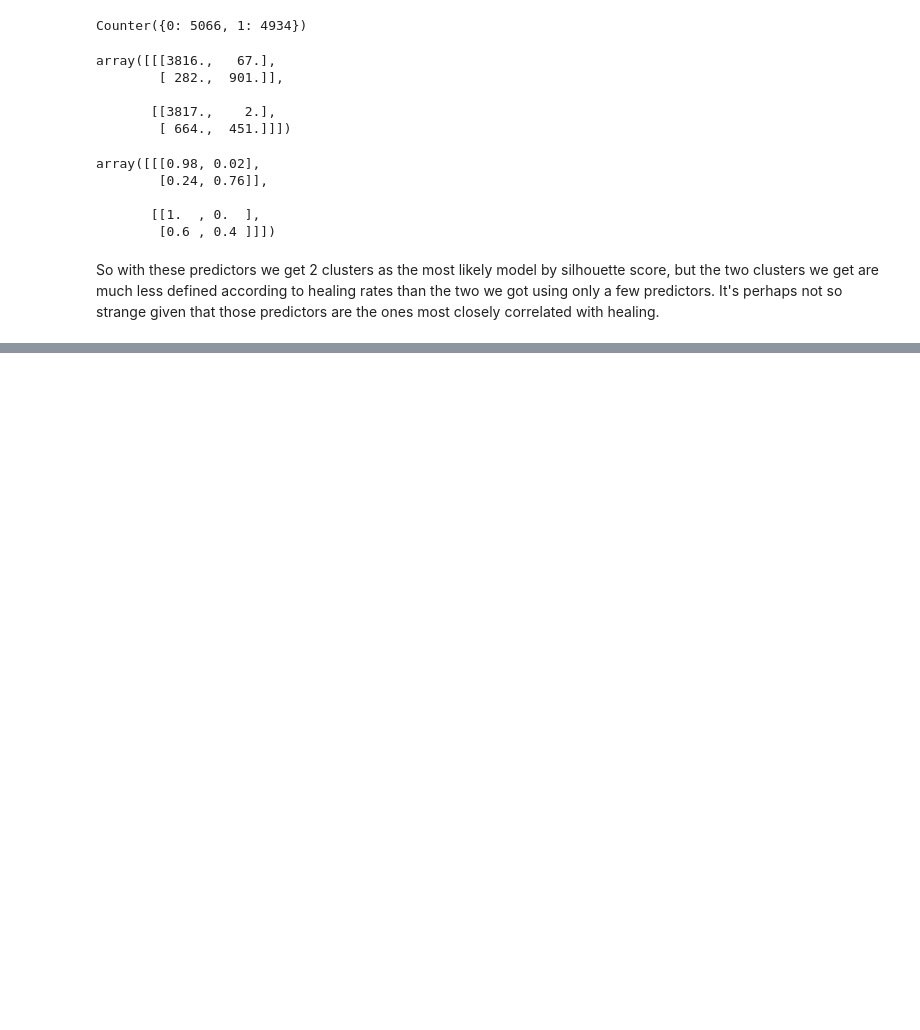
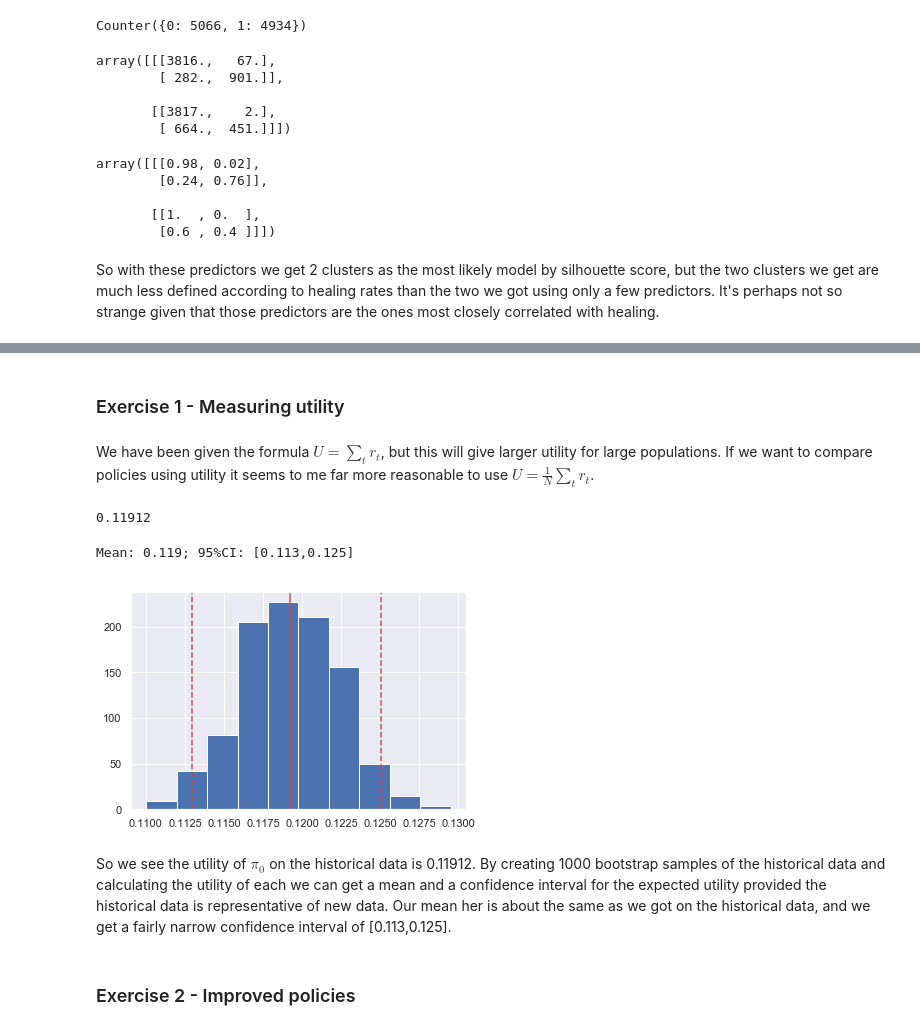
Before and after one commit to aleksaw/ml-society-science, a Jupyter notebook: src/project-2/Project2-submission.ipynb, the cells around one changed output, grey strips where cells are left out. Saved outputs shown, nothing was run; the diff lists cells and outputs as text; code cells hidden in the pictures; blank space fills up the shorter version.

```diff
--- a/src/project-2/Project2-submission.ipynb
+++ b/src/project-2/Project2-submission.ipynb
@@ -687,0 +690,34 @@ So with these predictors we get 2 clusters as the most likely model by silhouett
+# %% [markdown]
+### Exercise 1 - Measuring utility
+# %% [markdown]
+We have been given the formula $U = \sum_t r_t$, but this will give larger utility for large populations. If we want to compare policies using utility it seems to me far more reasonable to use $U = \frac{1}{N}\sum_t r_t$.
+# %%
+def utility(a, y):
+    return np.sum(-0.1*a + y) / len(a)
+# %%
+utility(A.values,Y.values)
+# %% [output]
+0.11912
+# %%
+B = 1000
+utilities = np.zeros(B)
+for i in range(B):
+    indices = resample(np.arange(1,len(A)))
+    utilities[i] = utility(A.iloc[indices].values, Y.iloc[indices].values)
+# %%
+alpha = 0.05
+lower = sorted(utilities)[round(B*alpha/2)]
+mean= np.mean(utilities)
+upper = sorted(utilities)[round(B*(1-alpha/2))]
+plt.hist(utilities)
+plt.axvline(mean, color='r', linestyle='-')
+for value in (lower, upper):
+    plt.axvline(value, color='r', linestyle='--')
+print(f"Mean: {mean:.3f}; 95%CI: [{lower:.3f},{upper:.3f}]")
+# %% [output]
+Mean: 0.119; 95%CI: [0.113,0.125]
+[figure, added]
+# %% [markdown]
+So we see the utility of $\pi_0$ on the historical data is 0.11912. By creating 1000 bootstrap samples of the historical data and calculating the utility of each we can get a mean and a confidence interval for the expected utility provided the historical data is representative of new data. Our mean her is about the same as we got on the historical data, and we get a fairly narrow confidence interval of [0.113,0.125].
+# %% [markdown]
+### Exercise 2 - Improved policies
```
Also changed, not shown: parts of 20 cells of this notebook.
